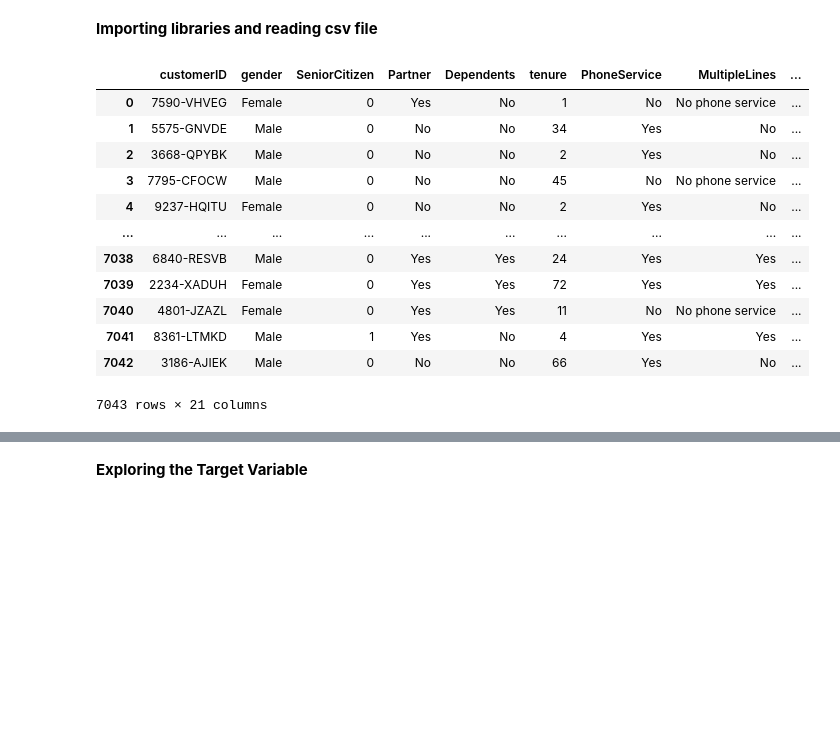
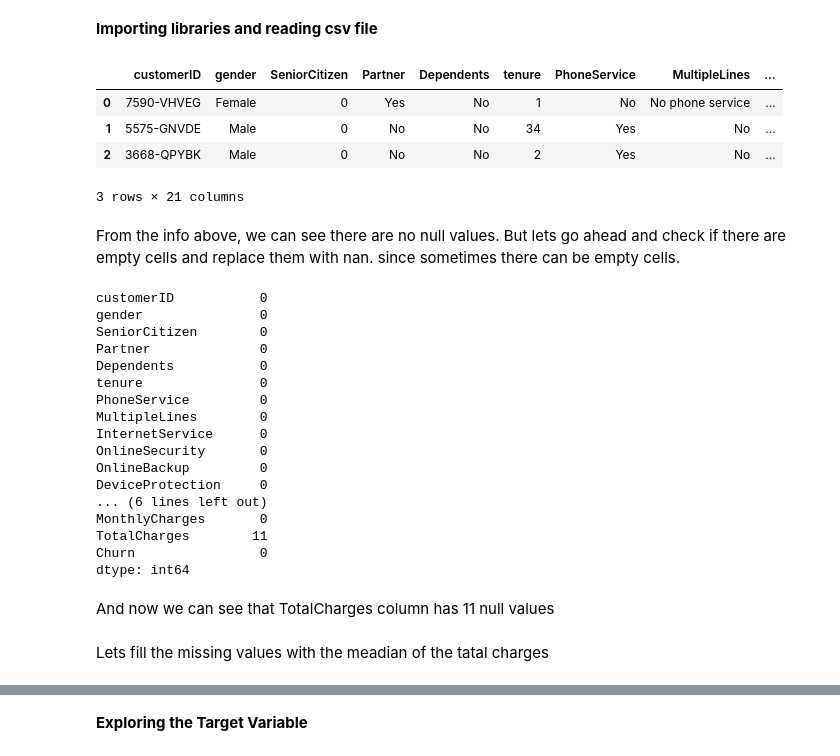
Before and after one commit to EvaSenaGaga/Customer-churn-prediction-analysis, a Jupyter notebook: code- customer churn prediction.ipynb, the cells around one changed output, grey strips where cells are left out. Cells and saved outputs as stored; diff of their text form; code cells hidden in the pictures; blank space fills up the shorter version.

```diff
--- a/code- customer churn prediction.ipynb
+++ b/code- customer churn prediction.ipynb
@@ -22,17 +26,36 @@ import warnings
 # %%
 data = pd.read_csv (r"C:\Users\selas\OneDrive\Desktop\Telco-Customer-Churn.csv")
-data
+data.head(3)
 # %% [output]
 |  | customerID | gender | SeniorCitizen | Partner | Dependents | tenure | PhoneService | MultipleLines | ... |
 | 0 | 7590-VHVEG | Female | 0 | Yes | No | 1 | No | No phone service | ... |
 | 1 | 5575-GNVDE | Male | 0 | No | No | 34 | Yes | No | ... |
 | 2 | 3668-QPYBK | Male | 0 | No | No | 2 | Yes | No | ... |
-| 3 | 7795-CFOCW | Male | 0 | No | No | 45 | No | No phone service | ... |
-| 4 | 9237-HQITU | Female | 0 | No | No | 2 | Yes | No | ... |
-| ... | ... | ... | ... | ... | ... | ... | ... | ... | ... |
-| 7038 | 6840-RESVB | Male | 0 | Yes | Yes | 24 | Yes | Yes | ... |
-| 7039 | 2234-XADUH | Female | 0 | Yes | Yes | 72 | Yes | Yes | ... |
-| 7040 | 4801-JZAZL | Female | 0 | Yes | Yes | 11 | No | No phone service | ... |
-| 7041 | 8361-LTMKD | Male | 1 | Yes | No | 4 | Yes | Yes | ... |
-| 7042 | 3186-AJIEK | Male | 0 | No | No | 66 | Yes | No | ... |
-7043 rows × 21 columns
+3 rows × 21 columns
+# %% [markdown]
+From the info above, we can see there are no null values. But lets go ahead and check if there are empty cells and replace them with nan. since sometimes there can be empty cells.
+# %%
+data = data.replace(r'^\s*$', np.nan, regex=True)
+data.isnull().sum()
+# %% [output]
+customerID           0
+gender               0
+SeniorCitizen        0
+Partner              0
+Dependents           0
+tenure               0
+PhoneService         0
+MultipleLines        0
+InternetService      0
+OnlineSecurity       0
+OnlineBackup         0
+DeviceProtection     0
+... (6 lines left out)
+MonthlyCharges       0
+TotalCharges        11
+Churn                0
+dtype: int64
+# %% [markdown]
+And now we can see that TotalCharges column has 11 null values
+# %% [markdown]
+Lets fill the missing values with the meadian of the tatal charges
```
Also changed, not shown: parts of 14 cells of this notebook.
